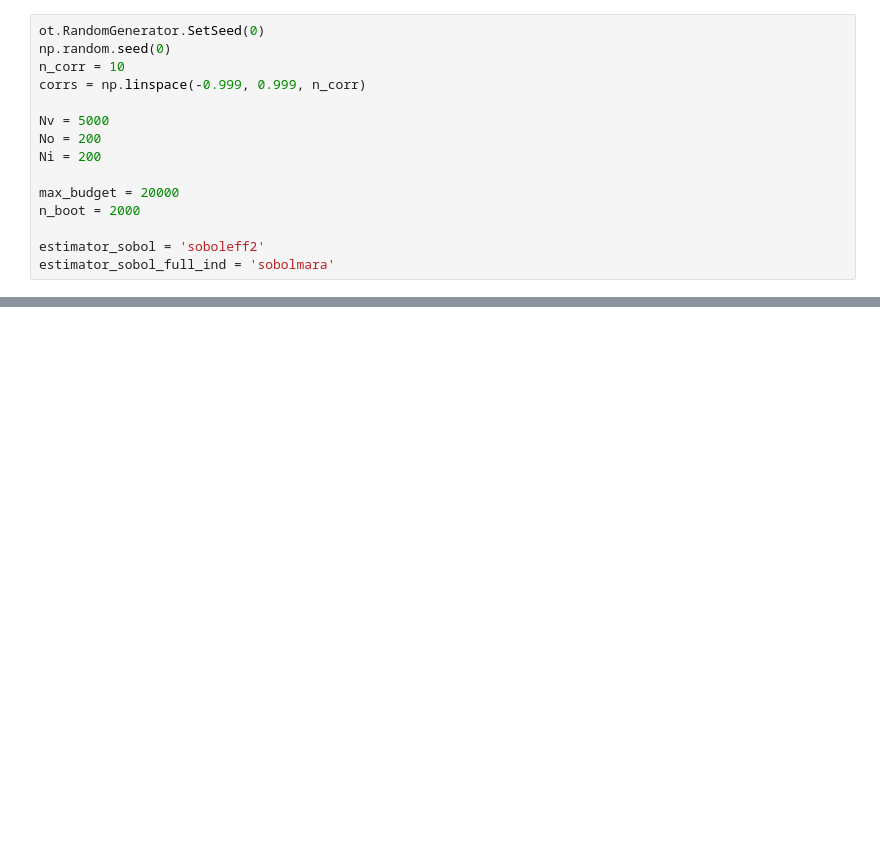
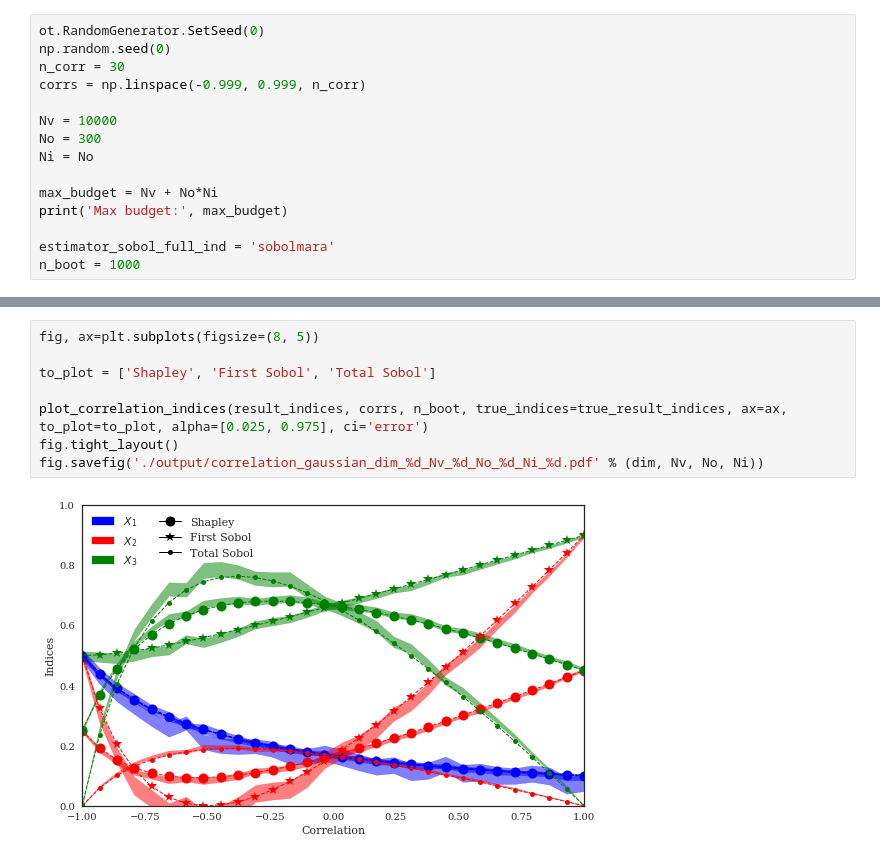
Before and after one commit to josephmure/otshapley, a Jupyter notebook: examples/correlation/additive-gaussian-correlation.ipynb, the cells around one changed output, grey strips where cells are left out. Cells and saved outputs as stored; diff of their text form; blank space fills up the shorter version.

```diff
--- a/examples/correlation/additive-gaussian-correlation.ipynb
+++ b/examples/correlation/additive-gaussian-correlation.ipynb
@@ -27,15 +35,15 @@ model.margins = [ot.Normal()]*(dim-1) + [ot.Normal(0, 2.)]
 # %%
 ot.RandomGenerator.SetSeed(0)
 np.random.seed(0)
-n_corr = 10
+n_corr = 30
 corrs = np.linspace(-0.999, 0.999, n_corr)
 
-Nv = 5000
-No = 200
-Ni = 200
+Nv = 10000
+No = 300
+Ni = No
 
-max_budget = 20000
-n_boot = 2000
+max_budget = Nv + No*Ni
+print('Max budget:', max_budget)
 
-estimator_sobol = 'soboleff2'
 estimator_sobol_full_ind = 'sobolmara'
+n_boot = 1000
@@ -41,0 +101,10 @@ estimator_sobol_full_ind = 'sobolmara'
+# %%
+fig, ax=plt.subplots(figsize=(8, 5))
+
+to_plot = ['Shapley', 'First Sobol', 'Total Sobol']
+
+plot_correlation_indices(result_indices, corrs, n_boot, true_indices=true_result_indices, ax=ax, to_plot=to_plot, alpha=[0.025, 0.975], ci='error')
+fig.tight_layout()
+fig.savefig('./output/correlation_gaussian_dim_%d_Nv_%d_No_%d_Ni_%d.pdf' % (dim, Nv, No, Ni))
+# %% [output]
+[figure, added]
```
Also changed, not shown: parts of 11 cells of this notebook, 13 other files.
